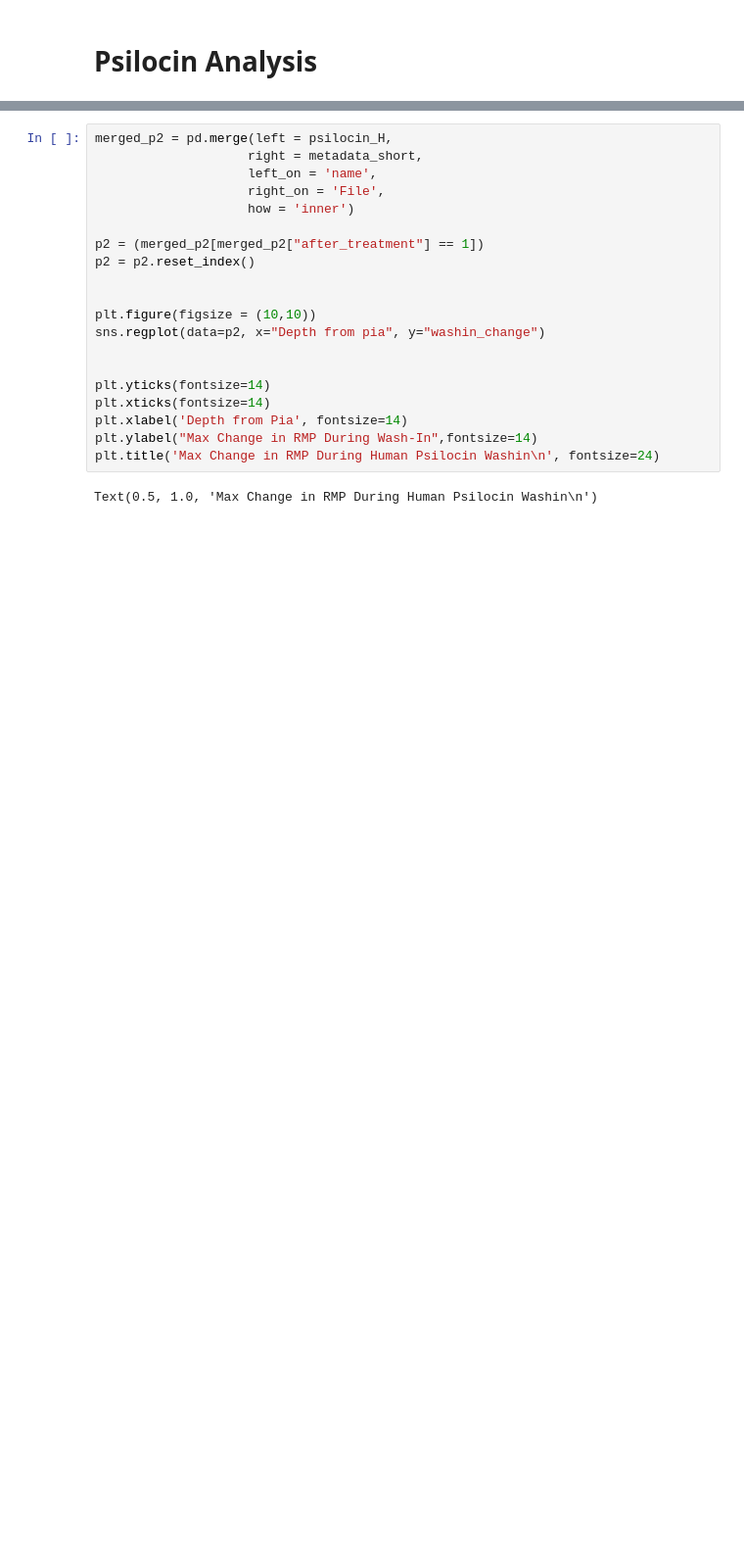
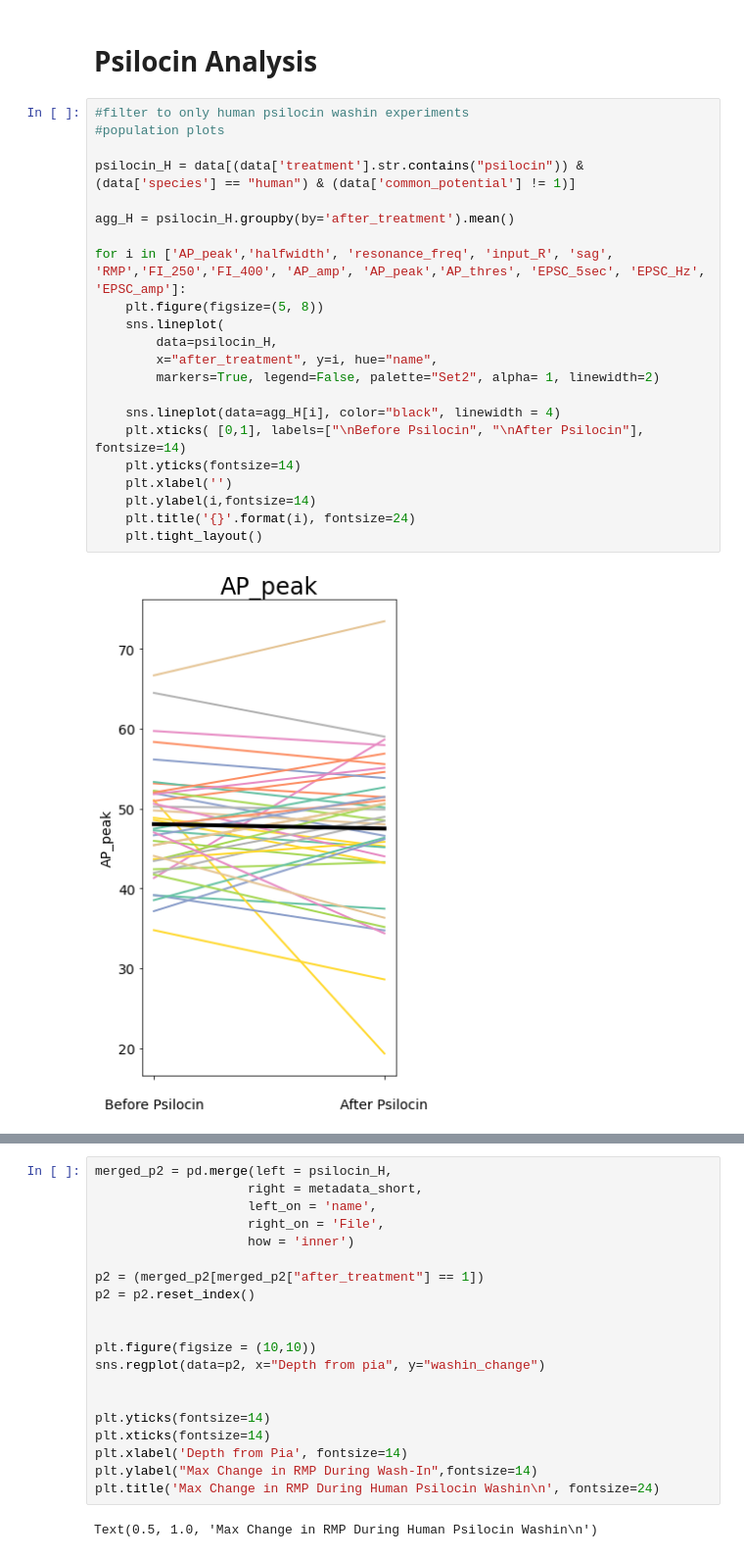
Before and after one commit to maciejbrasewicz/psychedelic, a Jupyter notebook: psychedelic.ipynb, the cells around one changed output, grey strips where cells are left out. Shown at 98% size. Drawn from its saved outputs; the diff is of its cells as text; blank space fills up the shorter version.

```diff
--- a/psychedelic.ipynb
+++ b/psychedelic.ipynb
@@ -348,3 +323,27 @@ Text(0.5, 1.0, 'Histogram of Change in RMP During Psilocybin Washin\n')
 [figure]
 # %% [markdown]
 # Psilocin Analysis
+# %%
+#filter to only human psilocin washin experiments
+#population plots
+
+psilocin_H = data[(data['treatment'].str.contains("psilocin")) & (data['species'] == "human") & (data['common_potential'] != 1)]
+
+agg_H = psilocin_H.groupby(by='after_treatment').mean()
+
+for i in ['AP_peak','halfwidth', 'resonance_freq', 'input_R', 'sag', 'RMP','FI_250','FI_400', 'AP_amp', 'AP_peak','AP_thres', 'EPSC_5sec', 'EPSC_Hz', 'EPSC_amp']:
+    plt.figure(figsize=(5, 8))
+    sns.lineplot(
+        data=psilocin_H,
+        x="after_treatment", y=i, hue="name",
+        markers=True, legend=False, palette="Set2", alpha= 1, linewidth=2)
+
+    sns.lineplot(data=agg_H[i], color="black", linewidth = 4)
+    plt.xticks( [0,1], labels=["\nBefore Psilocin", "\nAfter Psilocin"], fontsize=14)
+    plt.yticks(fontsize=14)
+    plt.xlabel('')
+    plt.ylabel(i,fontsize=14)
+    plt.title('{}'.format(i), fontsize=24)
+    plt.tight_layout()
+# %% [output]
+[figure, added]
```
Also changed, not shown: parts of 60 cells of this notebook, 1 other file.
